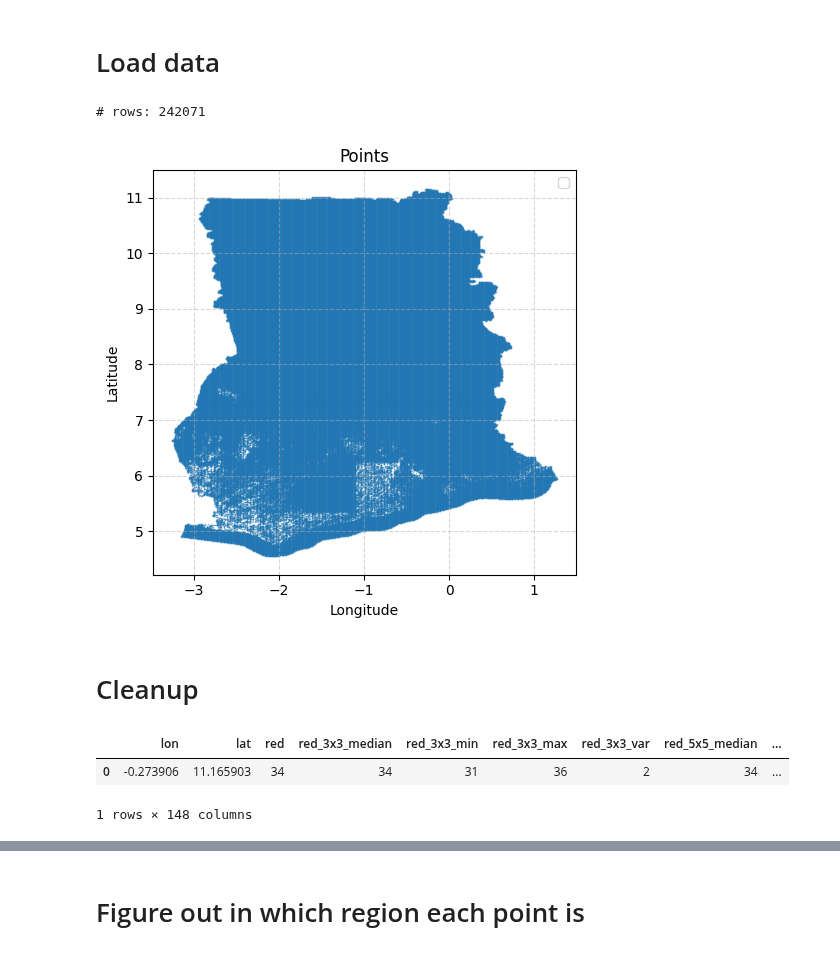
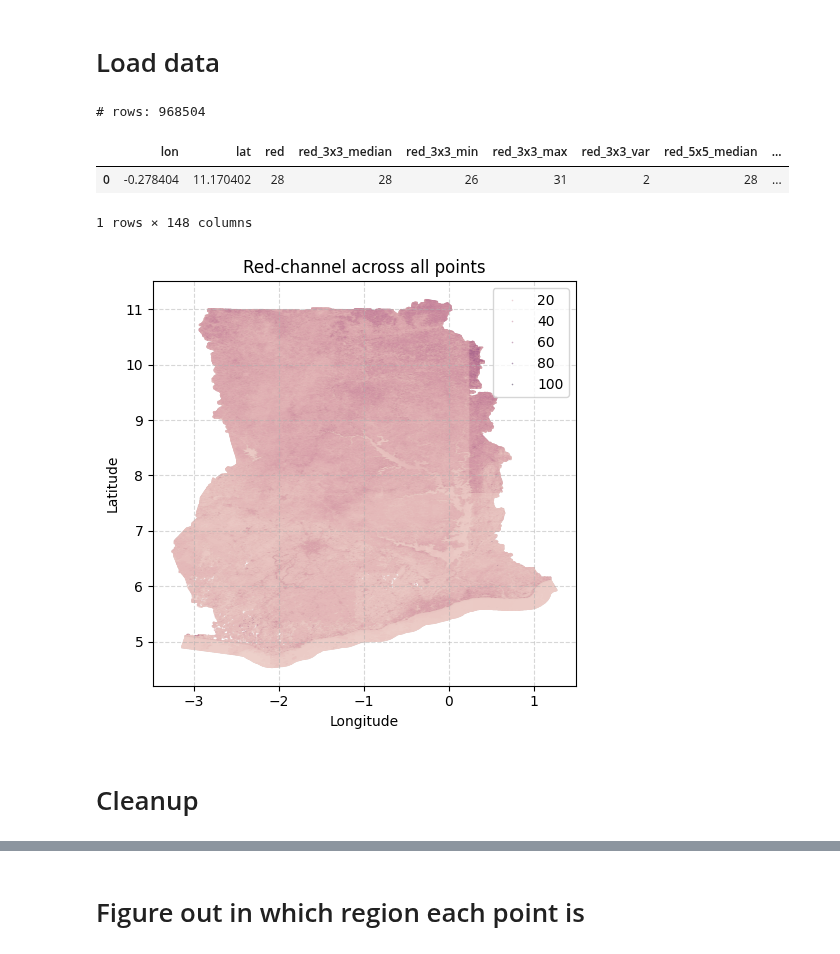
Before and after one commit to arthurgassner-synotis/forestero-skymap-poc, a Jupyter notebook: nb/02-compile.ipynb, the cells around one changed output, grey strips where cells are left out. Drawn from its saved outputs; the diff is of its cells as text; code cells hidden in the pictures.

Commit message:
feat: cleanup

```diff
--- a/nb/02-compile.ipynb
+++ b/nb/02-compile.ipynb
@@ -13,7 +13,13 @@ DF_FILEPATH = Path(F'../data/silver/ghana-{YEAR}-df.parquet')
 # %% [markdown]
 # Load data
 # %%
+# Load in RAM
 ddf = dd.read_parquet(CHUNKS_FOLDERPATH / "*.parquet")
 print("# rows:", len(ddf))
+df = ddf.compute().reset_index(drop=True)
+df.head(1)
 # %% [output]
-# rows: 242071
+# rows: 968504
+|  | lon | lat | red | red_3x3_median | red_3x3_min | red_3x3_max | red_3x3_var | red_5x5_median | ... |
+| 0 | -0.278404 | 11.170402 | 28 | 28 | 26 | 31 | 2 | 28 | ... |
+1 rows × 148 columns
@@ -25,15 +25,0 @@ df = ddf.compute().reset_index(drop=True)
-# %%
-# Plot the data
-plt.figure(figsize=(5, 5))
-sns.scatterplot(data=df, x='lon', y='lat', palette='tab20', s=1, alpha=0.5, edgecolor=None)
-
-plt.title('Points')
-plt.xlabel('Longitude')
-plt.ylabel('Latitude')
-plt.legend([])
-plt.grid(True, linestyle='--', alpha=0.5)
-plt.tight_layout()
-
-plt.show()
-# %% [output]
-[figure, removed]
@@ -40,11 +29,17 @@ plt.show()
+# %%
+# Plot the data
+plt.figure(figsize=(5, 5))
+sns.scatterplot(data=df, x='lon', y='lat', hue='red', s=1, alpha=0.5, edgecolor=None)
+
+plt.title('Red-channel across all points')
+plt.xlabel('Longitude')
+plt.ylabel('Latitude')
+plt.legend(loc='upper right')
+plt.grid(True, linestyle='--', alpha=0.5)
+plt.tight_layout()
+
+plt.show()
+# %% [output]
+[figure, added]
 # %% [markdown]
 # Cleanup
-# %%
-# Cleanup
-df = df.rename(columns={'ethz_map': 'y'})
-df['y'] = df.y > 0.65 # max F1 as per the ETHZ paper
-df.head(1)
-# %% [output]
-|  | lon | lat | red | red_3x3_median | red_3x3_min | red_3x3_max | red_3x3_var | red_5x5_median | ... |
-| 0 | -0.273906 | 11.165903 | 34 | 34 | 31 | 36 | 2 | 34 | ... |
-1 rows × 148 columns
```
Also changed, not shown: parts of 9 cells of this notebook, 6 other files.
